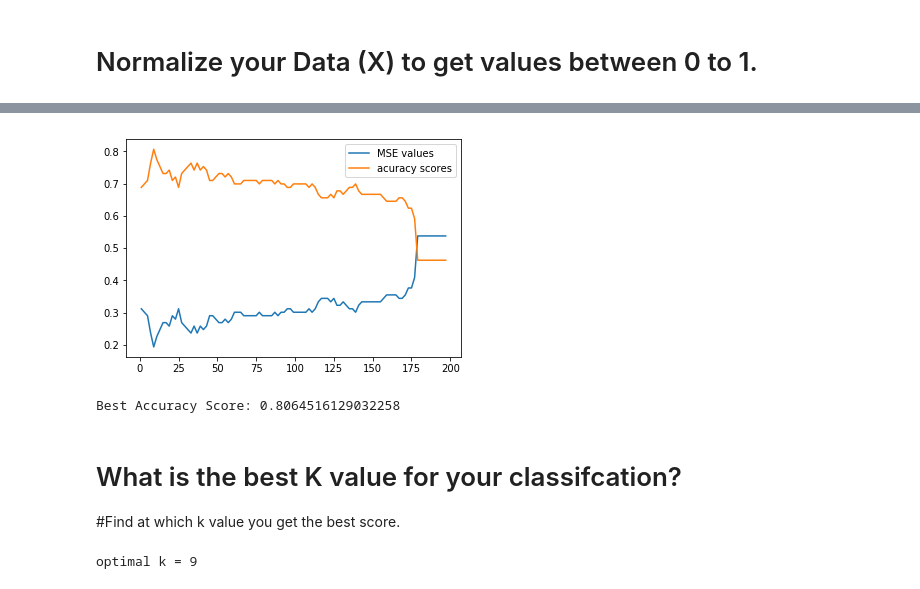
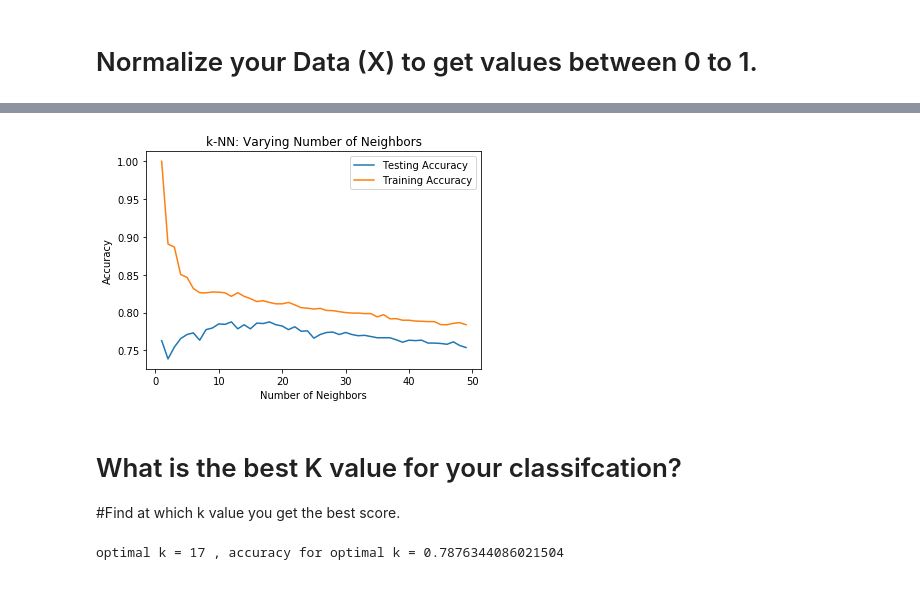
Before and after one commit to GreatLearningAIML1/pune-july19-batch-tanmaym88, a Jupyter notebook: SupervisedLearning_Project1.ipynb, the cells around one changed output, grey strips where cells are left out. Drawn from its saved outputs; the diff is of its cells as text; code cells hidden in the pictures.

```diff
--- a/SupervisedLearning_Project1.ipynb
+++ b/SupervisedLearning_Project1.ipynb
@@ -364,5 +364,2 @@ Name: class_code, dtype: int64
 # %%
 min_max_scaler = MinMaxScaler()
-# %%
-X = pd.DataFrame(min_max_scaler.fit_transform(X),columns=X.columns)
-X.describe()
@@ -381,2 +365,0 @@ X.describe()
-# %%
-X_train, X_test, y_train, y_test = train_test_split(X,y,test_size=0.3,random_state=0)
@@ -385,12 +365,0 @@ X_train, X_test, y_train, y_test = train_test_split(X,y,test_size=0.3,random_sta
-# %%
-# Building KNN models for k = 1,3,5,....,199
-# Also recording the accuracy score the MSE values for each value of k
-
-MSE_values = {}
-accuracy_scores = {}
-for k in range(1,199, 2):
-    knn = KNeighborsClassifier(n_neighbors=k)
-    knn.fit(X_train,y_train)
-    test_pred = knn.predict(X_test)
-    accuracy_scores[k] = knn.score(X_test,y_test)
-    MSE_values[k] = 1 - knn.score(X_test,y_test)
@@ -400,26 +366,38 @@ Hint- You can use knn.score( ) function.
-# %%
-#Plotting the MSE values and accuracy scores for different values of k
-
-MSE_list = sorted(MSE_values.items()) # sorted by key, return a list of tuples
-x1, y1 = zip(*MSE_list) # unpack a list of pairs into two tuples
-
-accuracy_scores_list = sorted(accuracy_scores.items()) # sorted by key, return a list of tuples
-x2, y2 = zip(*accuracy_scores_list) # unpack a list of pairs into two tuples
-
-pylab.plot(x1, y1,label='MSE values')
-pylab.plot(x2, y2,label='acuracy scores')
-pylab.legend()
-pylab.show()
-
-print('Best Accuracy Score:',max(accuracy_scores.items(), key=operator.itemgetter(1))[1])
-# %% [output]
-[figure, removed]
-Best Accuracy Score: 0.8064516129032258
+# %%
+neighbors = np.arange(1, 50)
+train_accuracy_plot = np.empty(len(neighbors))
+test_accuracy_plot = np.empty(len(neighbors))
+# Loop over different values of k
+for i, k in enumerate(neighbors):
+    train = []
+    test = []
+    for j in range(20):
+        X_train, X_test, y_train, y_test = train_test_split(X, y, test_size=0.30,random_state=j)
+        scaledX_train = min_max_scaler.fit_transform(X_train)
+        scaledX_test = min_max_scaler.transform(X_test)
+        knn = KNeighborsClassifier(n_neighbors=k)
+        knn.fit(scaledX_train,y_train)
+        train.append(knn.score(scaledX_train,y_train))
+        test.append(knn.score(scaledX_test,y_test))
+    #Compute accuracy on the training set
+    train_accuracy_plot[i] = np.mean(train)
+    #Compute accuracy on the testing set
+    test_accuracy_plot[i] = np.mean(test)
+# Generate plot
+plt.title('k-NN: Varying Number of Neighbors')
+plt.plot(neighbors, test_accuracy_plot, label = 'Testing Accuracy')
+plt.plot(neighbors, train_accuracy_plot, label = 'Training Accuracy')
+plt.legend()
+plt.xlabel('Number of Neighbors')
+plt.ylabel('Accuracy')
+plt.show()
+# %% [output]
+[figure, added]
 # %% [markdown]
 # What is the best K value for your classifcation?
 #Find at which k value you get the best score.
 # %%
-#Optimal value of 'k' is one which gives minimum MSE
-print('optimal k =', min(MSE_values.items(), key=operator.itemgetter(1))[0])
+#Optimal value of 'k' is one which gives maximum testing accuracy
+print('optimal k =', np.argmax(test_accuracy_plot),', accuracy for optimal k =',np.max(test_accuracy_plot))
 # %% [output]
-optimal k = 9
+optimal k = 17 , accuracy for optimal k = 0.7876344086021504
```
Also changed, not shown: parts of 21 cells of this notebook.
